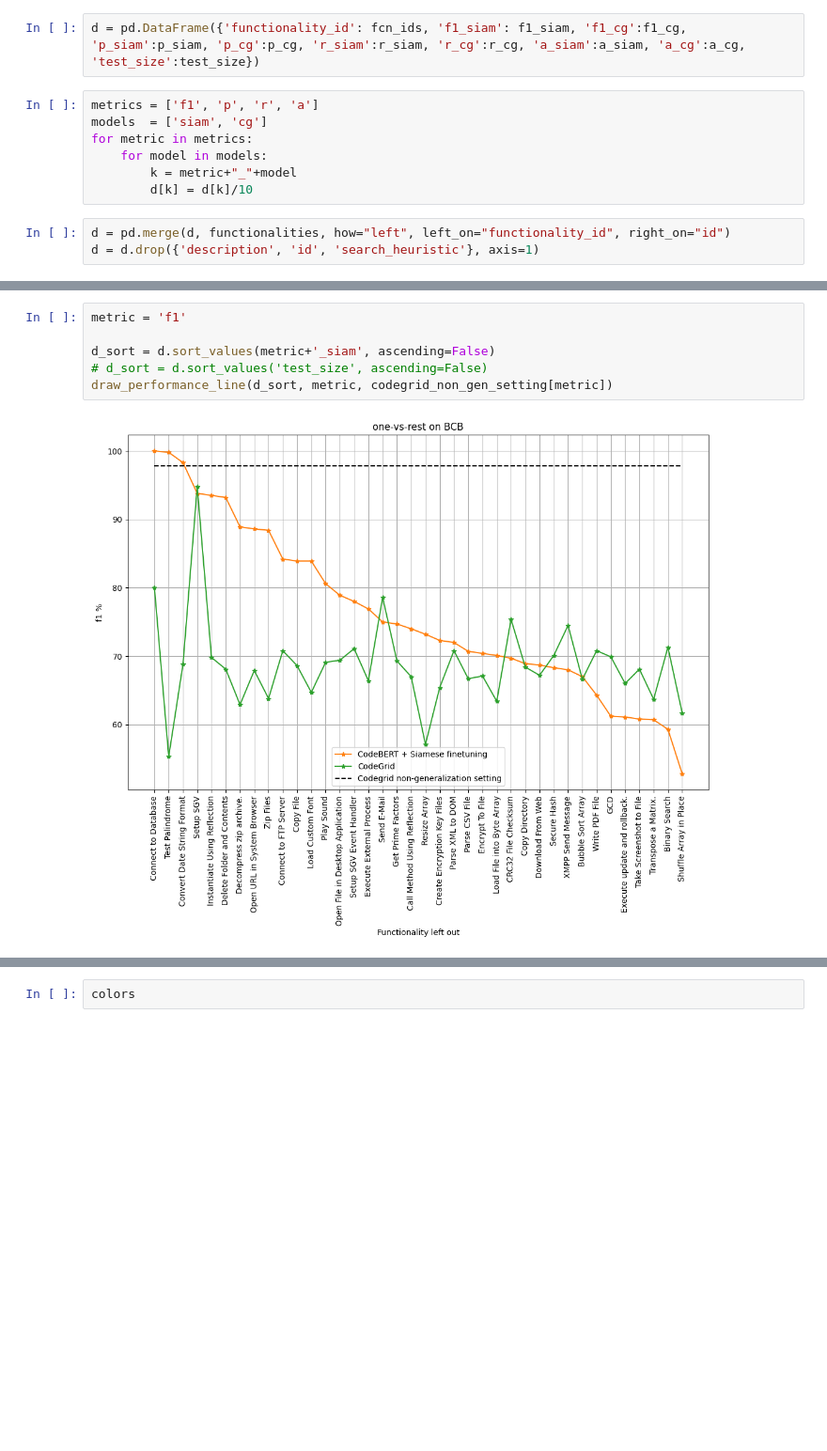
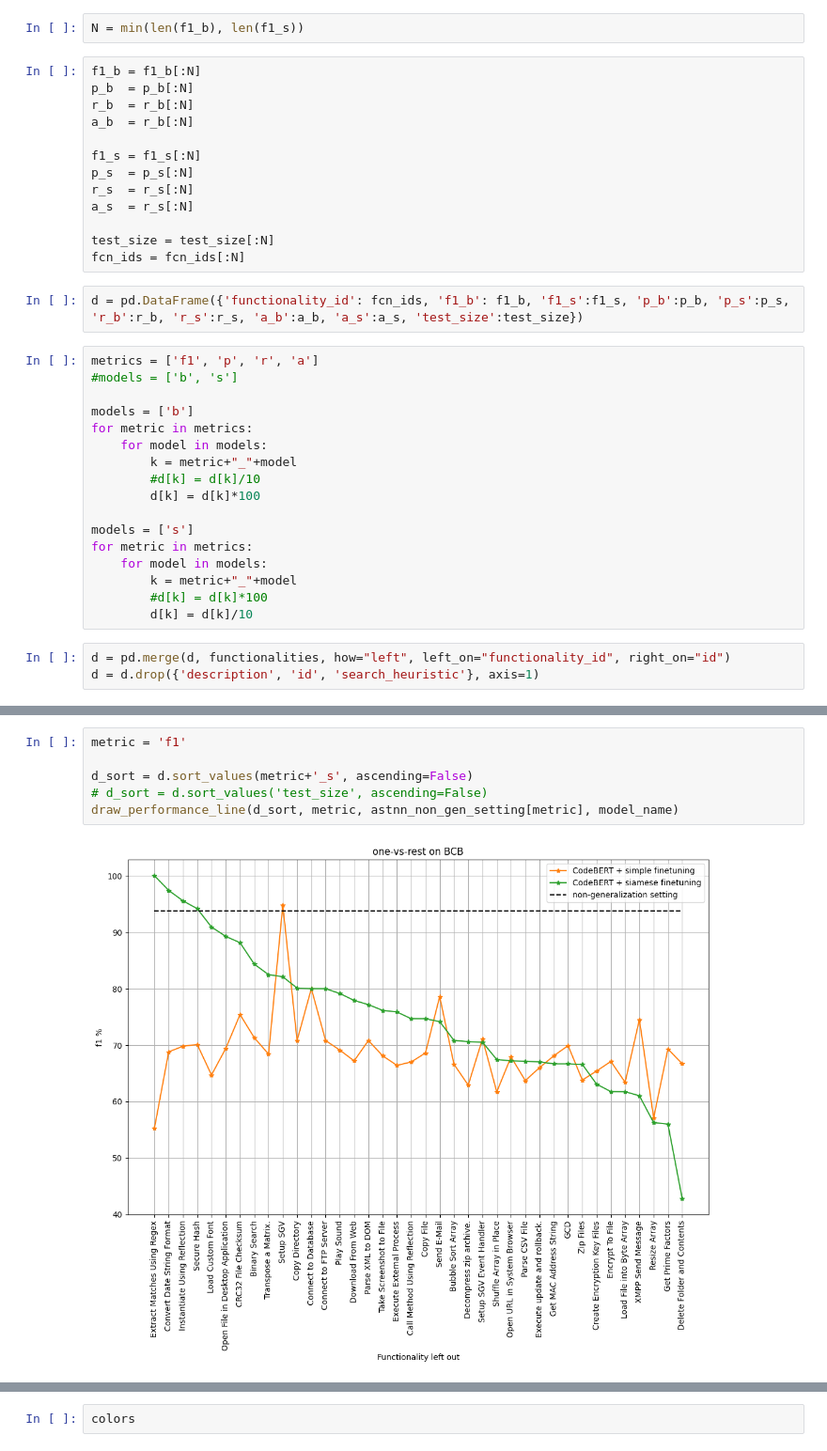
Before and after one commit to kitsiosk/utilities-equal-functionalities, a Jupyter notebook: plot_results.ipynb, the cells around one changed output, grey strips where cells are left out. Shown at 94% size. Saved outputs shown, nothing was run; the diff lists cells and outputs as text; blank space fills up the shorter version.

```diff
--- a/plot_results.ipynb
+++ b/plot_results.ipynb
@@ -93,11 +173,36 @@ fcn_ids = fcn_ids_siam
+# %%
+N = min(len(f1_b), len(f1_s))
+# %%
+f1_b = f1_b[:N]
+p_b  = p_b[:N]
+r_b  = r_b[:N]
+a_b  = r_b[:N]
+
+f1_s = f1_s[:N]
+p_s  = p_s[:N]
+r_s  = r_s[:N]
+a_s  = r_s[:N]
+
+test_size = test_size[:N]
+fcn_ids = fcn_ids[:N]
 # %%
-d = pd.DataFrame({'functionality_id': fcn_ids, 'f1_siam': f1_siam, 'f1_cg':f1_cg, 'p_siam':p_siam, 'p_cg':p_cg, 'r_siam':r_siam, 'r_cg':r_cg, 'a_siam':a_siam, 'a_cg':a_cg, 'test_size':test_size})
+d = pd.DataFrame({'functionality_id': fcn_ids, 'f1_b': f1_b, 'f1_s':f1_s, 'p_b':p_b, 'p_s':p_s, 'r_b':r_b, 'r_s':r_s, 'a_b':a_b, 'a_s':a_s, 'test_size':test_size})
 # %%
 metrics = ['f1', 'p', 'r', 'a']
-models  = ['siam', 'cg']
+#models = ['b', 's']
+
+models = ['b']
 for metric in metrics:
     for model in models:
         k = metric+"_"+model
+        #d[k] = d[k]/10
+        d[k] = d[k]*100
+
+models = ['s']
+for metric in metrics:
+    for model in models:
+        k = metric+"_"+model
+        #d[k] = d[k]*100
         d[k] = d[k]/10
 # %%
 d = pd.merge(d, functionalities, how="left", left_on="functionality_id", right_on="id")
@@ -112,8 +230,8 @@ codebert_non_gen_setting = {'f1':94.1, 'p':94.7, 'r':93.4, 'a':None}
 # %%
 metric = 'f1'
 
-d_sort = d.sort_values(metric+'_siam', ascending=False)
+d_sort = d.sort_values(metric+'_s', ascending=False)
 # d_sort = d.sort_values('test_size', ascending=False)
-draw_performance_line(d_sort, metric, codegrid_non_gen_setting[metric])
+draw_performance_line(d_sort, metric, astnn_non_gen_setting[metric], model_name)
 # %% [output]
-[figure, old version]
+[figure, new version]
```
Also changed, not shown: parts of 21 cells of this notebook.
